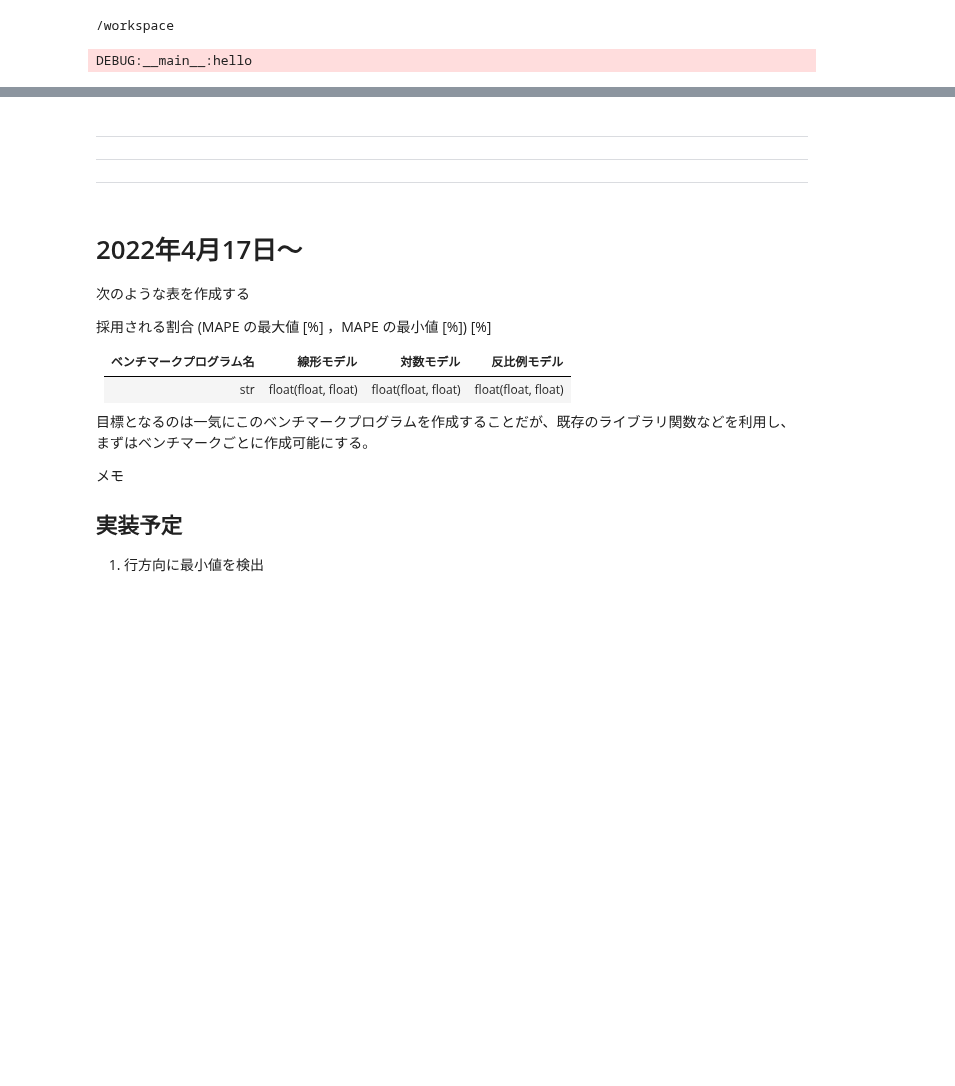
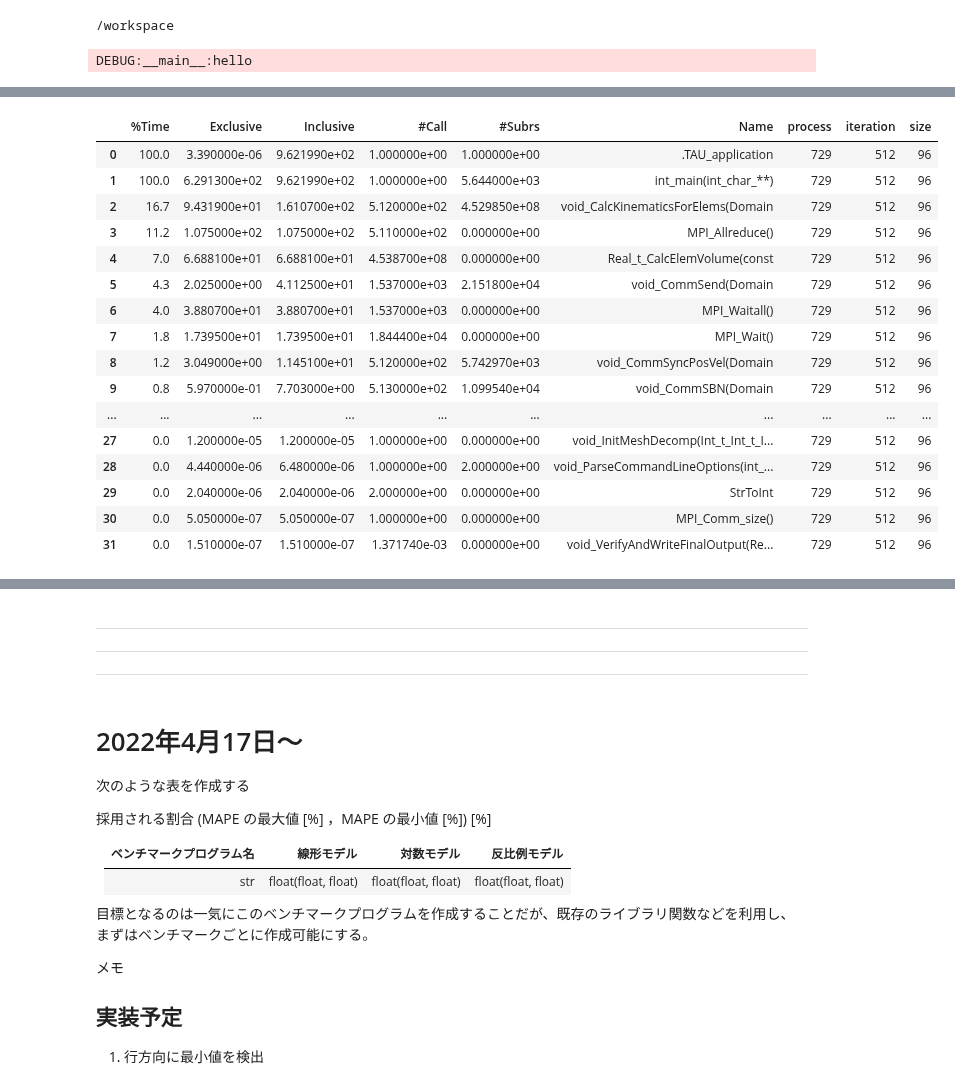
Before and after one commit to arima0714/Lab00, a Jupyter notebook: testing_pub.ipynb, the cells around one changed output, grey strips where cells are left out. Cells and saved outputs as stored; diff of their text form; code cells hidden in the pictures; blank space fills up the shorter version.

```diff
--- a/testing_pub.ipynb
+++ b/testing_pub.ipynb
@@ -67,4 +67,16 @@ sampleDF_lulesh :pd.DataFrame = return_rawDF_lulesh(
     csvDir = "./csv_files/lulesh_1st/"
 )
 
-sampleDF_lulesh
+sampleDF2_lulesh :pd.DataFrame = return_rawDF_lulesh(
+    list_process = [729],
+    list_iteration = [512],
+    list_size = [96],
+    csvDir = "./csv_files/lulesh_2nd/"
+)
+
+sampleDF3_lulesh :pd.DataFrame = return_rawDF_lulesh(
+    list_process = [729],
+    list_iteration = [512],
+    list_size = [96],
+    csvDir = "./csv_files/lulesh_3rd/"
+)
@@ -88,0 +103,16 @@ sampleDF_lulesh
+# %%
+# Inclusive の整形
+_tmp_converted :list[float ] = map(convertPprofTime, list(sampleDF_lulesh["Inclusive"]))
+sampleDF_lulesh["Inclusive"] = list(_tmp_converted)
+_tmp_converted :list[float ] = map(convertPprofTime, list(sampleDF2_lulesh["Inclusive"]))
+sampleDF2_lulesh["Inclusive"] = list(_tmp_converted)
+_tmp_converted :list[float ] = map(convertPprofTime, list(sampleDF3_lulesh["Inclusive"]))
+sampleDF3_lulesh["Inclusive"] = list(_tmp_converted)
+# %%
+# Exclusive の整形
+_tmp_converted :list[float ] = map(convertPprofTime, list(sampleDF_lulesh["Exclusive"]))
+sampleDF_lulesh["Exclusive"] = list(_tmp_converted)
+_tmp_converted :list[float ] = map(convertPprofTime, list(sampleDF2_lulesh["Exclusive"]))
+sampleDF2_lulesh["Exclusive"] = list(_tmp_converted)
+_tmp_converted :list[float ] = map(convertPprofTime, list(sampleDF3_lulesh["Exclusive"]))
+sampleDF3_lulesh["Exclusive"] = list(_tmp_converted)
@@ -88,0 +139,20 @@ sampleDF_lulesh
+# %%
+sampleDF2_lulesh
+# %% [output]
+|  | %Time | Exclusive | Inclusive | #Call | #Subrs | Name | process | iteration | size |
+| 0 | 100.0 | 3.390000e-06 | 9.621990e+02 | 1.000000e+00 | 1.000000e+00 | .TAU_application | 729 | 512 | 96 |
+| 1 | 100.0 | 6.291300e+02 | 9.621990e+02 | 1.000000e+00 | 5.644000e+03 | int_main(int_char_**) | 729 | 512 | 96 |
+| 2 | 16.7 | 9.431900e+01 | 1.610700e+02 | 5.120000e+02 | 4.529850e+08 | void_CalcKinematicsForElems(Domain | 729 | 512 | 96 |
+| 3 | 11.2 | 1.075000e+02 | 1.075000e+02 | 5.110000e+02 | 0.000000e+00 | MPI_Allreduce() | 729 | 512 | 96 |
+| 4 | 7.0 | 6.688100e+01 | 6.688100e+01 | 4.538700e+08 | 0.000000e+00 | Real_t_CalcElemVolume(const | 729 | 512 | 96 |
+| 5 | 4.3 | 2.025000e+00 | 4.112500e+01 | 1.537000e+03 | 2.151800e+04 | void_CommSend(Domain | 729 | 512 | 96 |
+| 6 | 4.0 | 3.880700e+01 | 3.880700e+01 | 1.537000e+03 | 0.000000e+00 | MPI_Waitall() | 729 | 512 | 96 |
+| 7 | 1.8 | 1.739500e+01 | 1.739500e+01 | 1.844400e+04 | 0.000000e+00 | MPI_Wait() | 729 | 512 | 96 |
+| 8 | 1.2 | 3.049000e+00 | 1.145100e+01 | 5.120000e+02 | 5.742970e+03 | void_CommSyncPosVel(Domain | 729 | 512 | 96 |
+| 9 | 0.8 | 5.970000e-01 | 7.703000e+00 | 5.130000e+02 | 1.099540e+04 | void_CommSBN(Domain | 729 | 512 | 96 |
+| ... | ... | ... | ... | ... | ... | ... | ... | ... | ... |
+| 27 | 0.0 | 1.200000e-05 | 1.200000e-05 | 1.000000e+00 | 0.000000e+00 | void_InitMeshDecomp(Int_t_Int_t_I... | 729 | 512 | 96 |
+| 28 | 0.0 | 4.440000e-06 | 6.480000e-06 | 1.000000e+00 | 2.000000e+00 | void_ParseCommandLineOptions(int_... | 729 | 512 | 96 |
+| 29 | 0.0 | 2.040000e-06 | 2.040000e-06 | 2.000000e+00 | 0.000000e+00 | StrToInt | 729 | 512 | 96 |
+| 30 | 0.0 | 5.050000e-07 | 5.050000e-07 | 1.000000e+00 | 0.000000e+00 | MPI_Comm_size() | 729 | 512 | 96 |
+| 31 | 0.0 | 1.510000e-07 | 1.510000e-07 | 1.371740e-03 | 0.000000e+00 | void_VerifyAndWriteFinalOutput(Re... | 729 | 512 | 96 |
```
Also changed, not shown: parts of 9 cells of this notebook.
